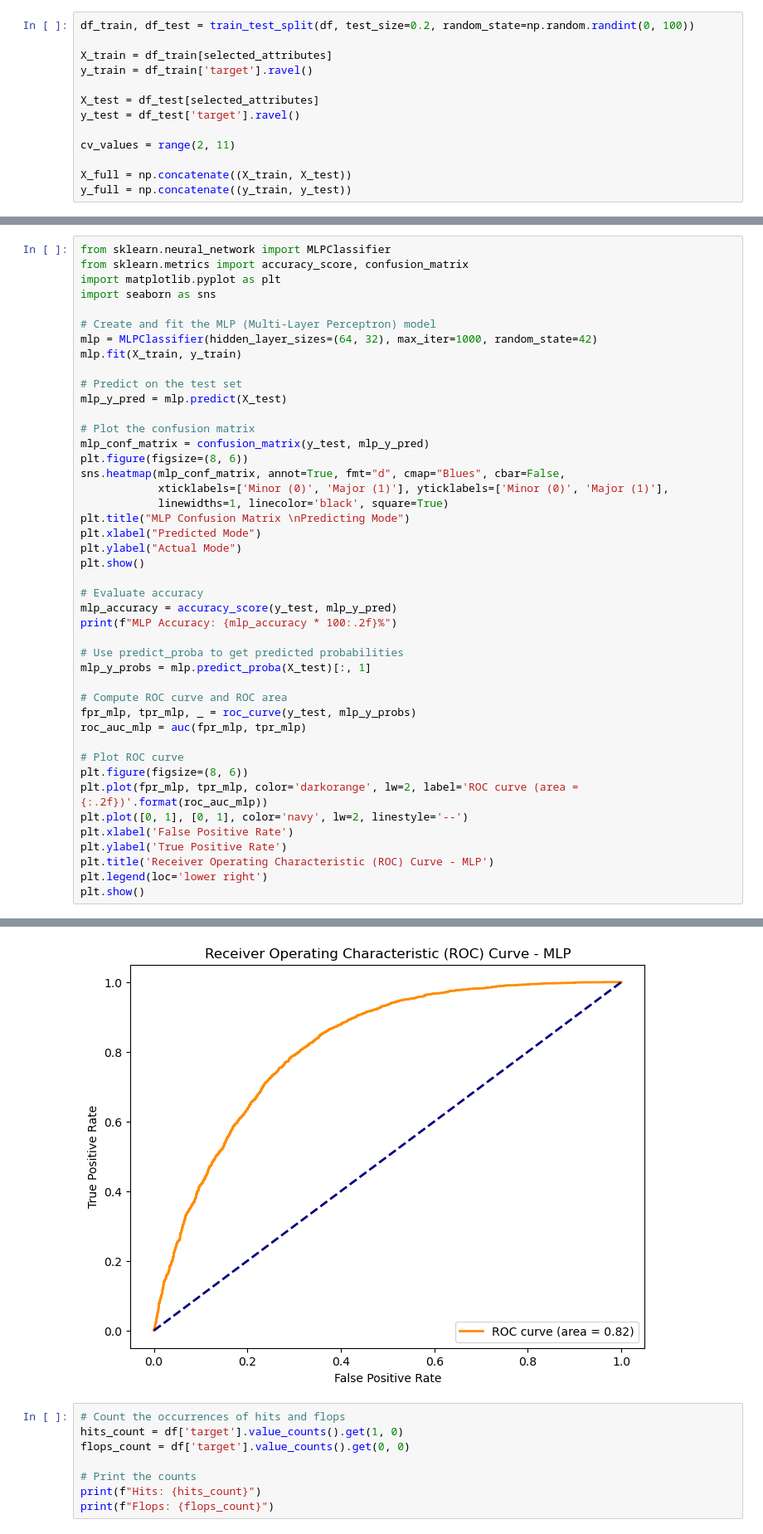
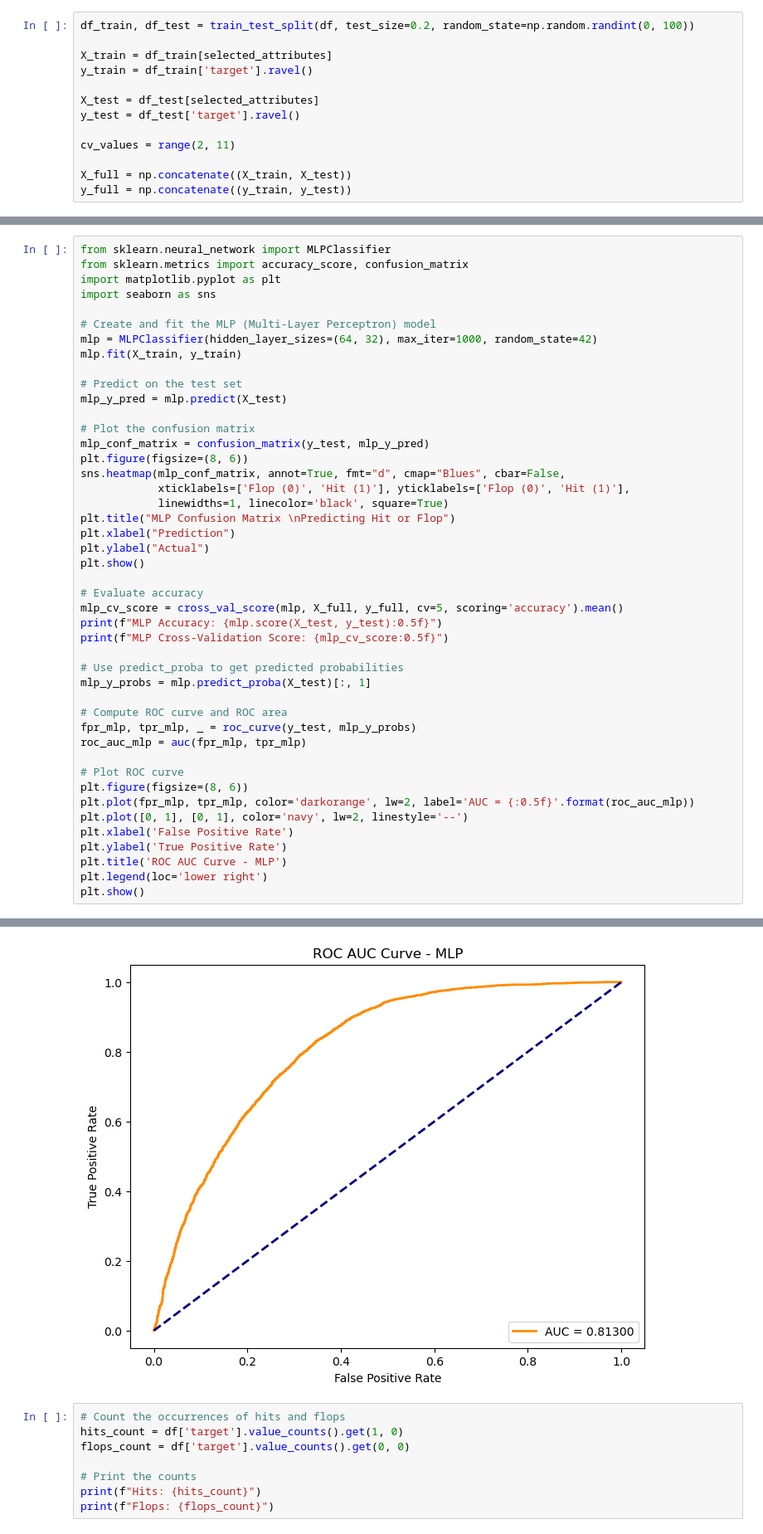
Before and after one commit to jesbor98/music-analysis, a Jupyter notebook: Data Mining project.ipynb, the cells around one changed output, grey strips where cells are left out. Shown: that part at 83% size. Cells and saved outputs as stored; diff of their text form.

```diff
--- a/Data Mining project.ipynb
+++ b/Data Mining project.ipynb
@@ -222,16 +222,17 @@ mlp_y_pred = mlp.predict(X_test)
 mlp_conf_matrix = confusion_matrix(y_test, mlp_y_pred)
 plt.figure(figsize=(8, 6))
 sns.heatmap(mlp_conf_matrix, annot=True, fmt="d", cmap="Blues", cbar=False,
-            xticklabels=['Minor (0)', 'Major (1)'], yticklabels=['Minor (0)', 'Major (1)'],
+            xticklabels=['Flop (0)', 'Hit (1)'], yticklabels=['Flop (0)', 'Hit (1)'],
             linewidths=1, linecolor='black', square=True)
-plt.title("MLP Confusion Matrix \nPredicting Mode")
-plt.xlabel("Predicted Mode")
-plt.ylabel("Actual Mode")
+plt.title("MLP Confusion Matrix \nPredicting Hit or Flop")
+plt.xlabel("Prediction")
+plt.ylabel("Actual")
 plt.show()
 
 # Evaluate accuracy
-mlp_accuracy = accuracy_score(y_test, mlp_y_pred)
-print(f"MLP Accuracy: {mlp_accuracy * 100:.2f}%")
+mlp_cv_score = cross_val_score(mlp, X_full, y_full, cv=5, scoring='accuracy').mean()
+print(f"MLP Accuracy: {mlp.score(X_test, y_test):0.5f}")
+print(f"MLP Cross-Validation Score: {mlp_cv_score:0.5f}")
 
 # Use predict_proba to get predicted probabilities
 mlp_y_probs = mlp.predict_proba(X_test)[:, 1]
@@ -242,11 +243,11 @@ roc_auc_mlp = auc(fpr_mlp, tpr_mlp)
 
 # Plot ROC curve
 plt.figure(figsize=(8, 6))
-plt.plot(fpr_mlp, tpr_mlp, color='darkorange', lw=2, label='ROC curve (area = {:.2f})'.format(roc_auc_mlp))
+plt.plot(fpr_mlp, tpr_mlp, color='darkorange', lw=2, label='AUC = {:0.5f}'.format(roc_auc_mlp))
 plt.plot([0, 1], [0, 1], color='navy', lw=2, linestyle='--')
 plt.xlabel('False Positive Rate')
 plt.ylabel('True Positive Rate')
-plt.title('Receiver Operating Characteristic (ROC) Curve - MLP')
+plt.title('ROC AUC Curve - MLP')
 plt.legend(loc='lower right')
 plt.show()
 # %% [output]
@@ -255,4 +257,4 @@ MLP Accuracy: 73.71%
-[figure, old version]
+[figure, new version]
 # %%
 # Count the occurrences of hits and flops
 hits_count = df['target'].value_counts().get(1, 0)
```
Also changed, not shown: parts of 3 cells of this notebook.
